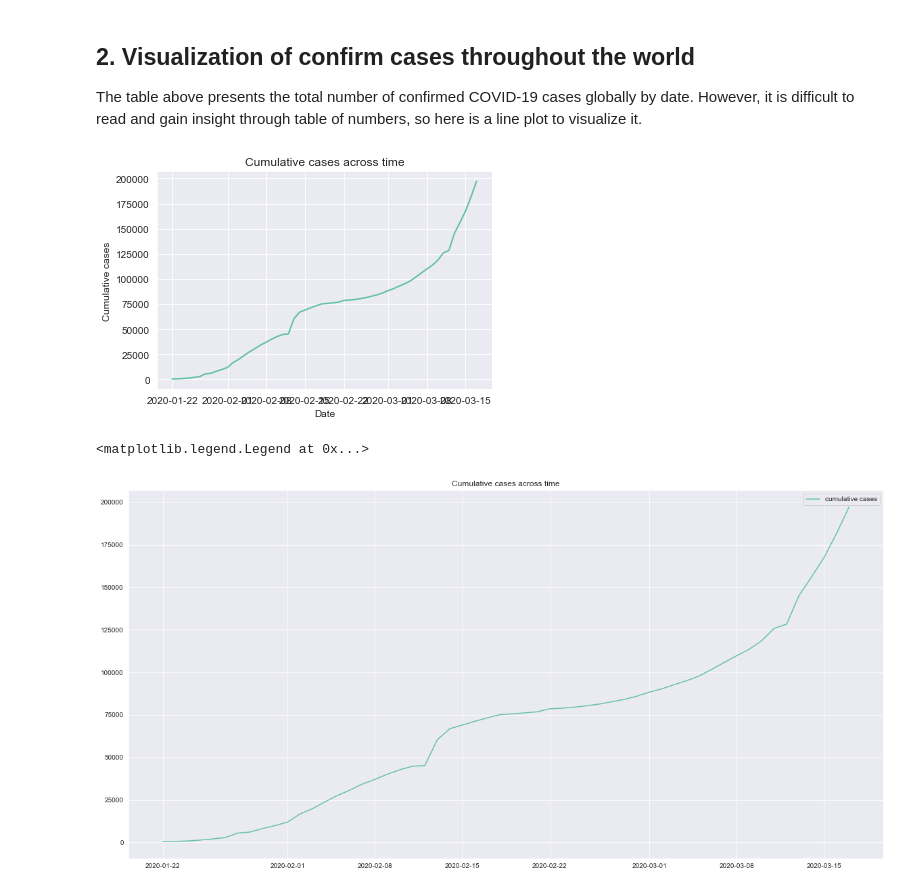
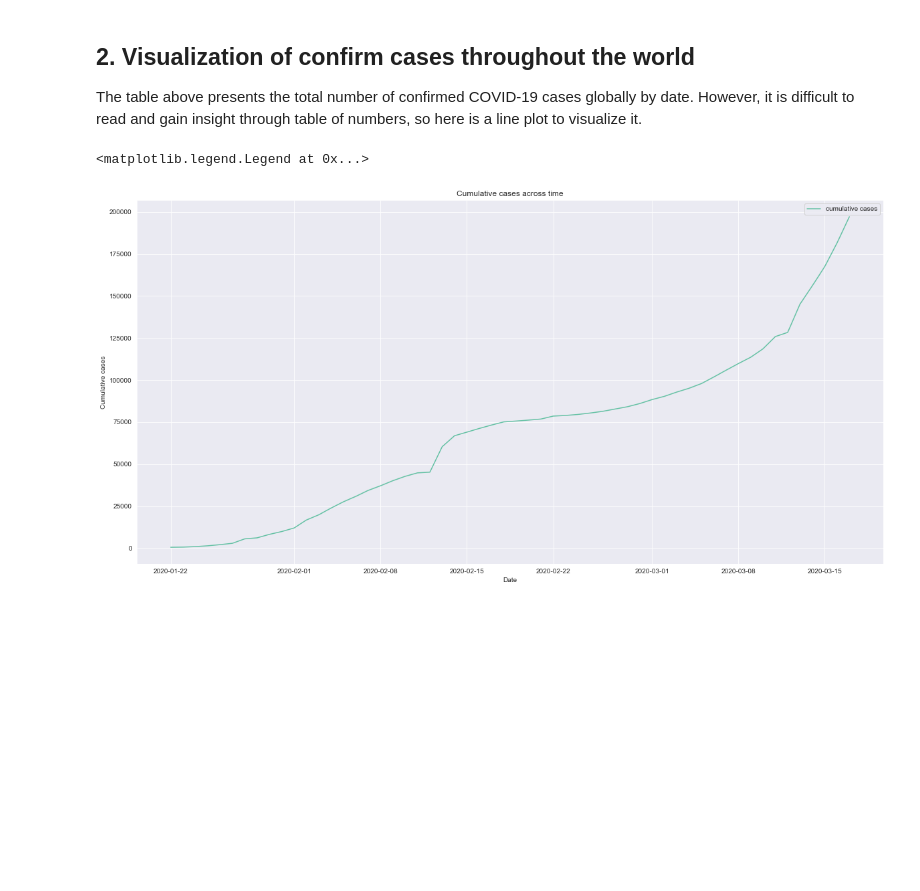
Before and after one commit to sushii2001/COVID-19_Visualization, a Jupyter notebook: covid-19_visualization.ipynb, the cells around one changed output. Cells and saved outputs as stored; diff of their text form; code cells hidden in the pictures; blank space fills up the shorter version.

Commit message:
Add x and y axes label

```diff
--- a/covid-19_visualization.ipynb
+++ b/covid-19_visualization.ipynb
@@ -69,25 +69,16 @@ However, it is difficult to read and gain insight through table of numbers, so h
 </p>
 # %%
 # line plot of cumulative cases vs. date
-
 sns.set_style('darkgrid')
 sns.set_palette('Set2')
-
-sns.lineplot(data=confirmed_cases_worldwide, x="date", y="cum_cases")
+plt.figure(figsize = (20, 10))         #resizing
 
 plt.title('Cumulative cases across time')
 plt.xlabel('Date')
 plt.ylabel('Cumulative cases')
-plt.show()
+
+plt.plot(confirmed_cases_worldwide.date, confirmed_cases_worldwide.cum_cases, label = 'cumulative cases')
+plt.legend()
 # %% [output]
+<matplotlib.legend.Legend at 0x...>
-[figure, old version]
+[figure, new version]
-# %%
-plt.figure(figsize = (20, 10))         #resizing
-
-plt.title('Cumulative cases across time')
-
-plt.plot(confirmed_cases_worldwide.date, confirmed_cases_worldwide.cum_cases, label = 'cumulative cases')
-plt.legend()
-# %% [output]
-<matplotlib.legend.Legend at 0x...>
-[figure, removed]
```
